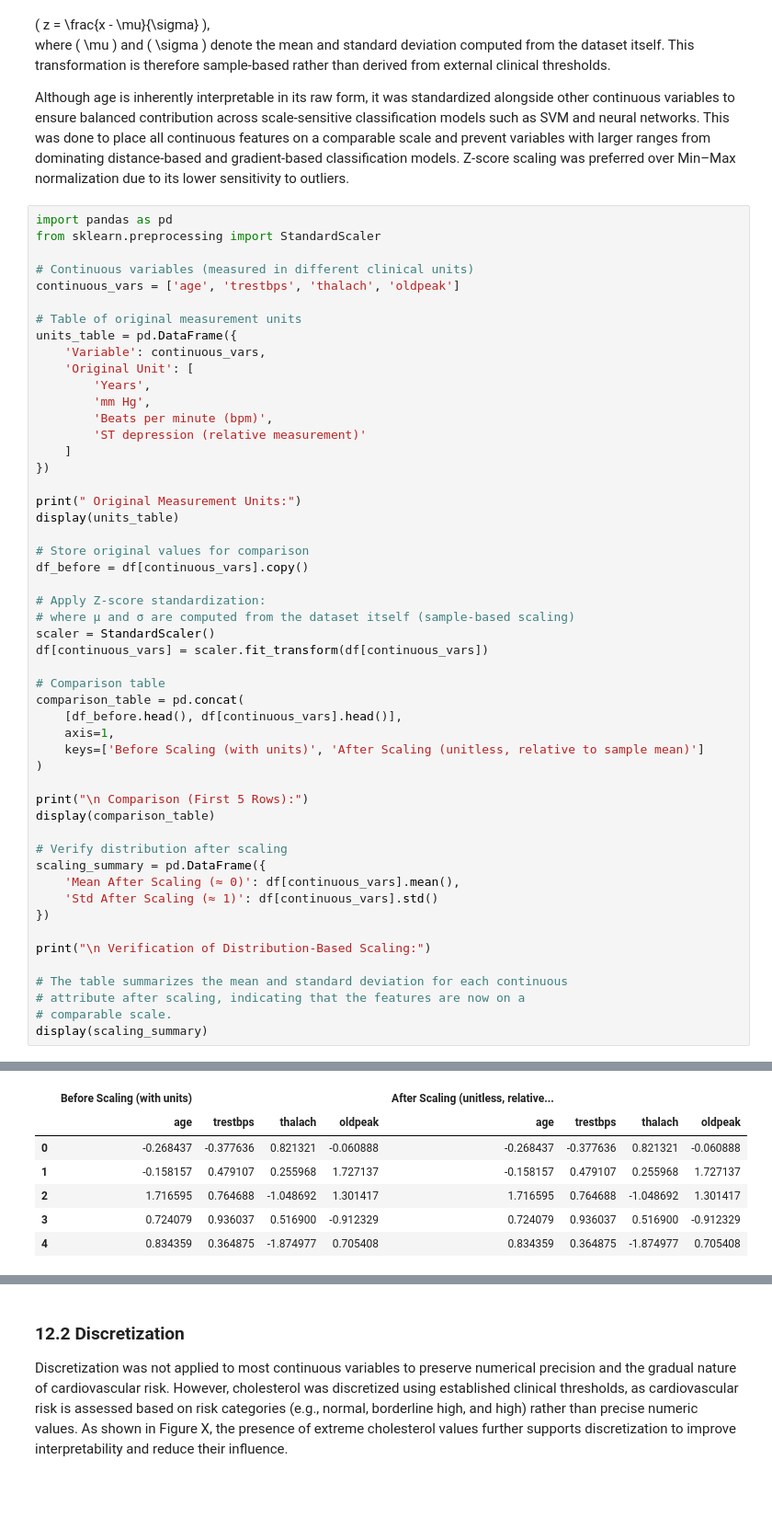
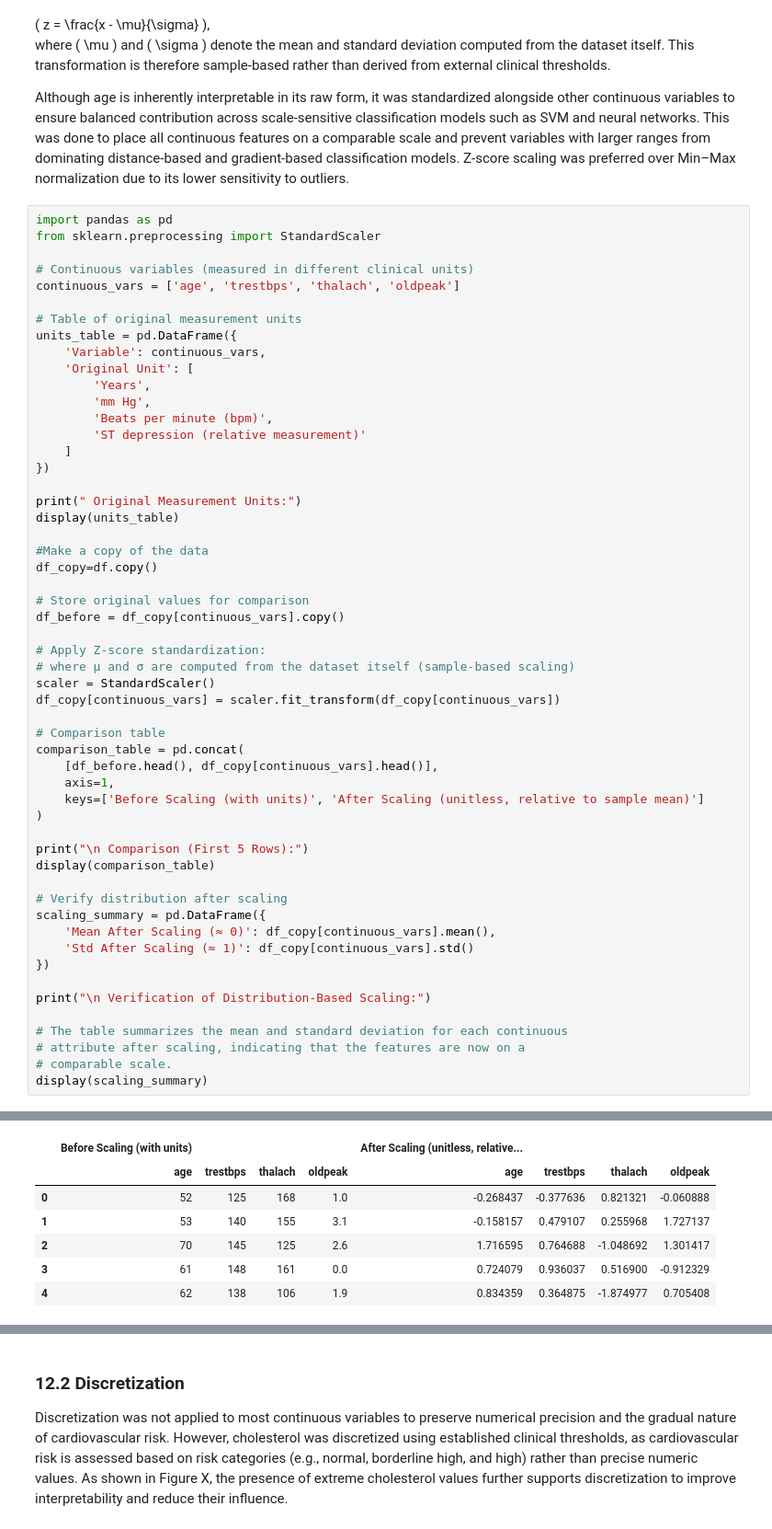
Before and after one commit to Janau00/SWE485-Project-Group9, a Jupyter notebook: Phase1_Data_Exploration.ipynb, the cells around one changed output, grey strips where cells are left out. Shown at 92% size. Drawn from its saved outputs; the diff is of its cells as text; blank space fills up the shorter version.

```diff
--- a/Phase1_Data_Exploration.ipynb
+++ b/Phase1_Data_Exploration.ipynb
@@ -350,50 +360,53 @@ units_table = pd.DataFrame({
 print(" Original Measurement Units:")
 display(units_table)
 
+#Make a copy of the data
+df_copy=df.copy()
+
 # Store original values for comparison
-df_before = df[continuous_vars].copy()
+df_before = df_copy[continuous_vars].copy()
 
 # Apply Z-score standardization:
 # where μ and σ are computed from the dataset itself (sample-based scaling)
 scaler = StandardScaler()
-df[continuous_vars] = scaler.fit_transform(df[continuous_vars])
+df_copy[continuous_vars] = scaler.fit_transform(df_copy[continuous_vars])
 
 # Comparison table
 comparison_table = pd.concat(
-    [df_before.head(), df[continuous_vars].head()],
+    [df_before.head(), df_copy[continuous_vars].head()],
     axis=1,
     keys=['Before Scaling (with units)', 'After Scaling (unitless, relative to sample mean)']
 )
 
 print("\n Comparison (First 5 Rows):")
 display(comparison_table)
 
 # Verify distribution after scaling
 scaling_summary = pd.DataFrame({
-    'Mean After Scaling (≈ 0)': df[continuous_vars].mean(),
-    'Std After Scaling (≈ 1)': df[continuous_vars].std()
+    'Mean After Scaling (≈ 0)': df_copy[continuous_vars].mean(),
+    'Std After Scaling (≈ 1)': df_copy[continuous_vars].std()
 })
 
 print("\n Verification of Distribution-Based Scaling:")
 
 # The table summarizes the mean and standard deviation for each continuous
 # attribute after scaling, indicating that the features are now on a
 # comparable scale.
 display(scaling_summary)
 # %% [output]
  Original Measurement Units:
 |  | Variable | Original Unit |
 | 0 | age | Years |
 | 1 | trestbps | mm Hg |
 | 2 | thalach | Beats per minute (bpm) |
 | 3 | oldpeak | ST depression (relative measurement) |
  Comparison (First 5 Rows):
 |  | Before Scaling (with units) |  |  |  | After Scaling (unitless, relative... |  |  |  |
 |  | age | trestbps | thalach | oldpeak | age | trestbps | thalach | oldpeak |
-| 0 | -0.268437 | -0.377636 | 0.821321 | -0.060888 | -0.268437 | -0.377636 | 0.821321 | -0.060888 |
-| 1 | -0.158157 | 0.479107 | 0.255968 | 1.727137 | -0.158157 | 0.479107 | 0.255968 | 1.727137 |
-| 2 | 1.716595 | 0.764688 | -1.048692 | 1.301417 | 1.716595 | 0.764688 | -1.048692 | 1.301417 |
-| 3 | 0.724079 | 0.936037 | 0.516900 | -0.912329 | 0.724079 | 0.936037 | 0.516900 | -0.912329 |
-| 4 | 0.834359 | 0.364875 | -1.874977 | 0.705408 | 0.834359 | 0.364875 | -1.874977 | 0.705408 |
+| 0 | 52 | 125 | 168 | 1.0 | -0.268437 | -0.377636 | 0.821321 | -0.060888 |
+| 1 | 53 | 140 | 155 | 3.1 | -0.158157 | 0.479107 | 0.255968 | 1.727137 |
+| 2 | 70 | 145 | 125 | 2.6 | 1.716595 | 0.764688 | -1.048692 | 1.301417 |
+| 3 | 61 | 148 | 161 | 0.0 | 0.724079 | 0.936037 | 0.516900 | -0.912329 |
+| 4 | 62 | 138 | 106 | 1.9 | 0.834359 | 0.364875 | -1.874977 | 0.705408 |
  Verification of Distribution-Based Scaling:
 |  | Mean After Scaling (≈ 0) | Std After Scaling (≈ 1) |
```
Also changed, not shown: parts of 31 cells of this notebook.
